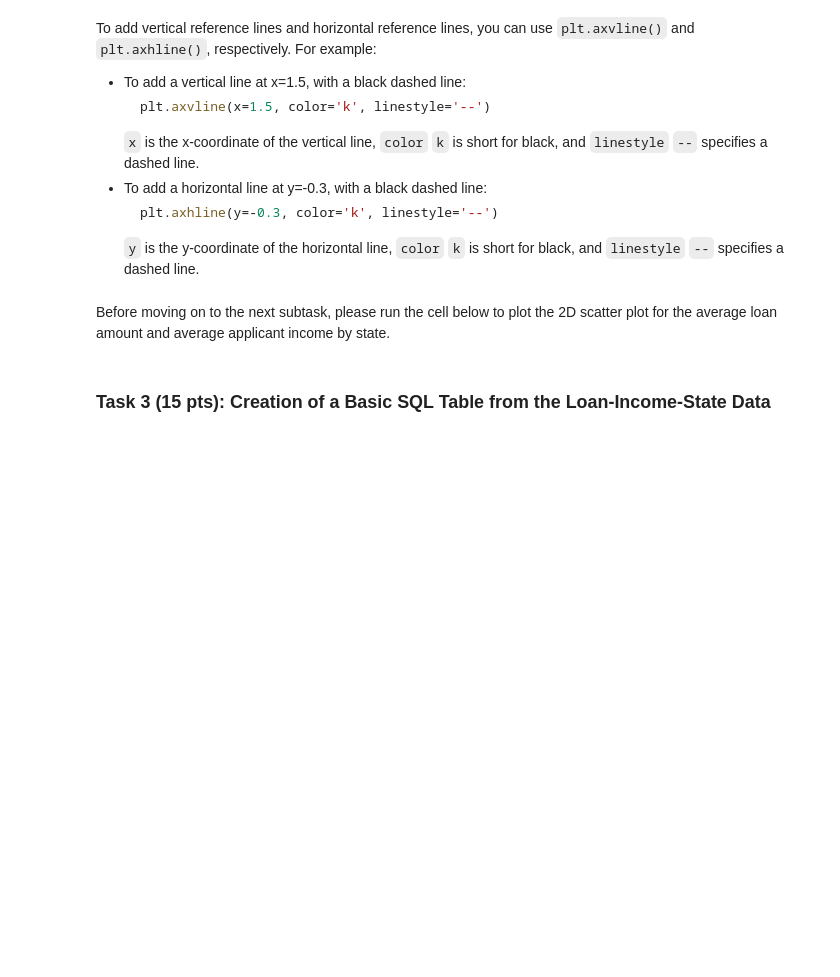
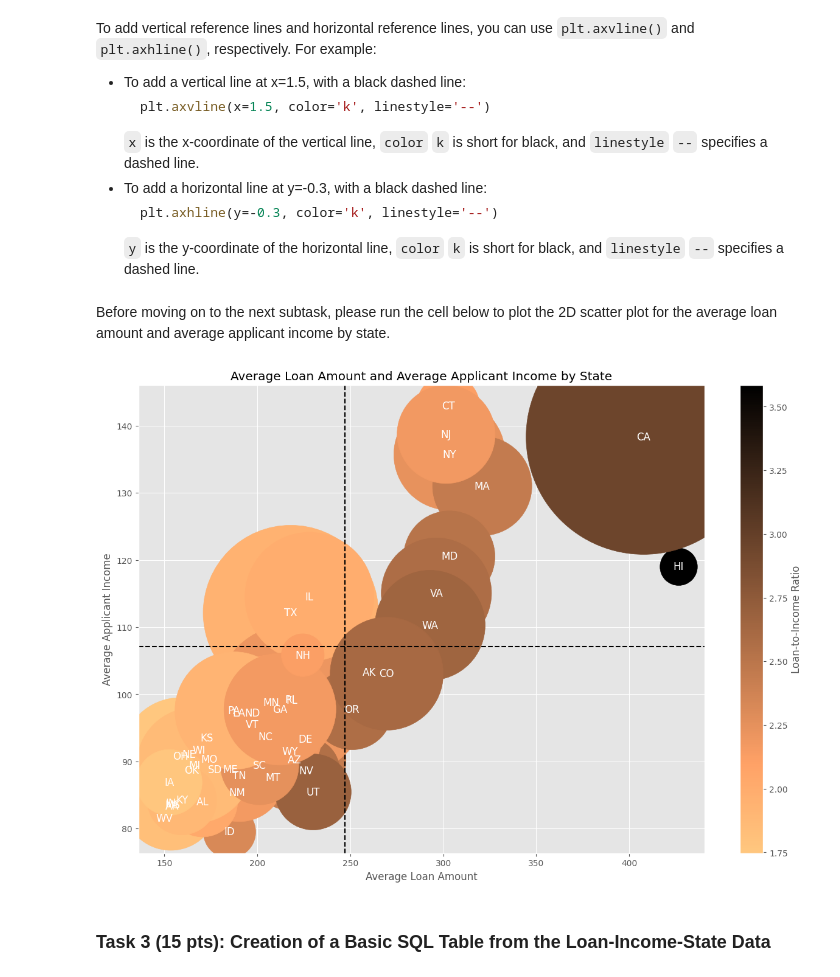
Before and after one commit to anthonyrahner/SQL_HDMA, a Jupyter notebook: SQL_HMDA.ipynb, the cells around one changed output. Drawn from its saved outputs; the diff is of its cells as text; code cells hidden in the pictures; blank space fills up the shorter version.

```diff
--- a/SQL_HMDA.ipynb
+++ b/SQL_HMDA.ipynb
@@ -546,49 +566,52 @@ To add vertical reference lines and horizontal reference lines, you can use `plt
 def plot_avg_loan_income_by_state(avg_loan_income_by_state, state_abbr_stat, avg_loan_income, state_avg_loan_income_ratio):
     """
     Plot the average loan amount and average applicant income by state
-    IN: avg_loan_income_by_state, dict{str: tuple(float, float)}, the average loan amount and average applicant income by state
-        state_abbr_stat, dict{str: int}, the number of applicants by state
-        avg_loan_income, tuple(float, float), the average loan amount and average applicant income of all applicants
-        state_avg_loan_income_ratio, dict{str: float}, the ratio of the average loan amount and average applicant income by state
     """
-
-    # extract the states, average loan amounts, average applicant incomes, sizes, and colors
     states = []
     avg_loans = []
     avg_incomes = []
     sizes = []
     colors = []
 
-    """__Your_Code_Here__"""
+    import numpy as np
 
-    # increase the size of the plot to avoid crowding
+    for st, (loan_avg, income_avg) in avg_loan_income_by_state.items():
+        states.append(st)
+        avg_loans.append(loan_avg)
+        avg_incomes.append(income_avg)
+
+        n = state_abbr_stat.get(st, 0)
+        # radius ∝ sqrt(n)  → area s ∝ n ; scale down to keep markers readable
+        sizes.append(max(20.0, n * 0.1))
+        colors.append(state_avg_loan_income_ratio.get(st, 0.0))
+
     plt.figure(figsize=(15, 10))
     # use ggplot style. it's gray background, easy for colors to stand out
     plt.style.use('ggplot')
 
-    # plot the average loan amount and average applicant income by state
-    """__Your_Code_Here__"""
-    # add horizontal and vertical lines for the average loan amount and average applicant income of all applicants
-    """__Your_Code_Here__"""
+    sc = plt.scatter(avg_loans, avg_incomes, s=sizes, c=colors, cmap='copper_r')
 
-    # add state names to the plot
+    plt.axvline(x=avg_loan_income[0], color='k', linestyle='--')
+    plt.axhline(y=avg_loan_income[1], color='k', linestyle='--')
+
     for i, state_abbr in enumerate(states):
         plt.text(avg_loans[i], avg_incomes[i], state_abbr, fontsize=12, c='white', ha='center', va='center')
 
-    # add labels, title, and colorbar to the plot
     plt.xlabel('Average Loan Amount')
     plt.ylabel('Average Applicant Income')
     plt.title('Average Loan Amount and Average Applicant Income by State')
-    plt.colorbar()
+    plt.colorbar(sc, label='Loan-to-Income Ratio')
     plt.show()
 # %% [markdown]
 Before moving on to the next subtask, please run the cell below to plot the 2D scatter plot for the average loan amount and average applicant income by state.
 # %%
 if __name__ == "__main__":
     # The code in this cell calls the function defined above.
     # It plots the average loan amount and average applicant income by state.
     # Before proceeding, it is a good idea to run this code to see the plot.
-    plot_avg_loan_income_by_state(avg_loan_income_by_state, final_stats[0], avg_loan_income)
+    plot_avg_loan_income_by_state(avg_loan_income_by_state, final_stats[0], avg_loan_income, state_avg_loan_income_ratio)
+# %% [output]
+[figure, added]
 # %% [markdown]
 ### Task 3 (15 pts): Creation of a Basic SQL Table from the Loan-Income-State Data
 # %% [markdown]
```
Also changed, not shown: parts of 18 cells of this notebook.
